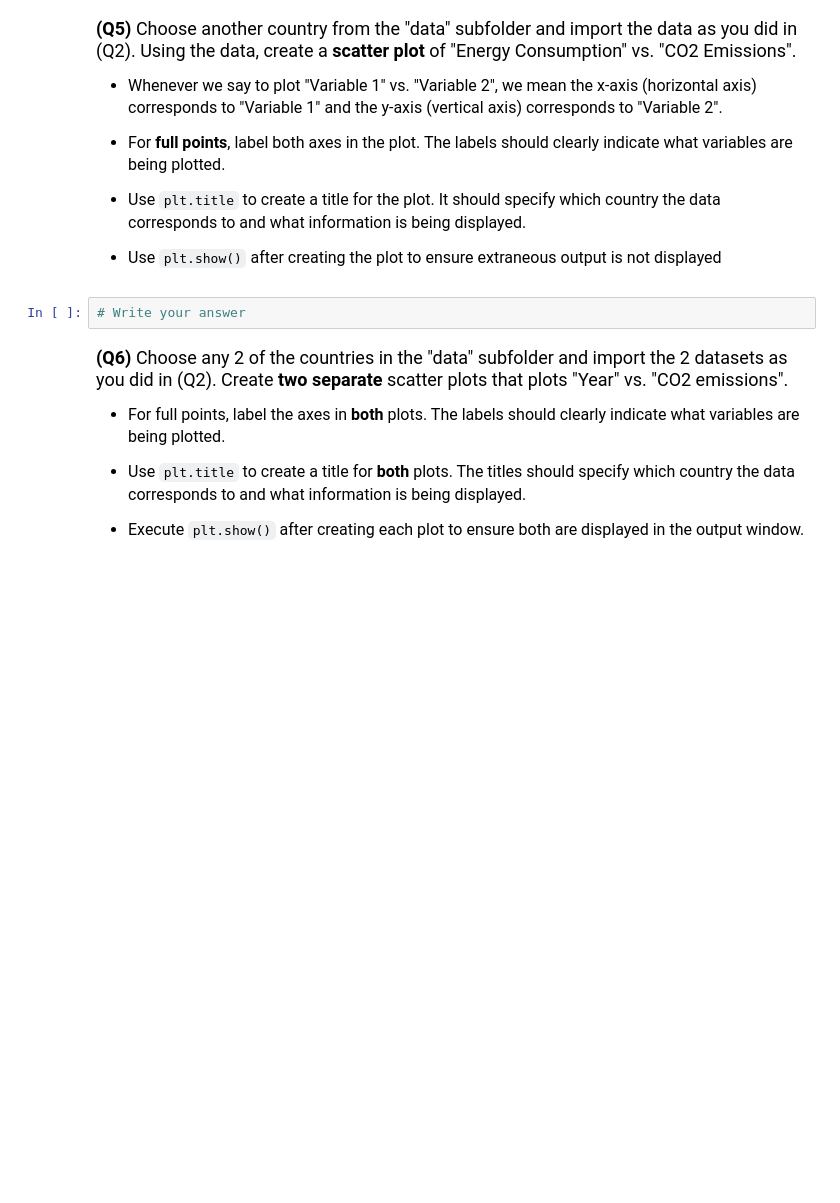
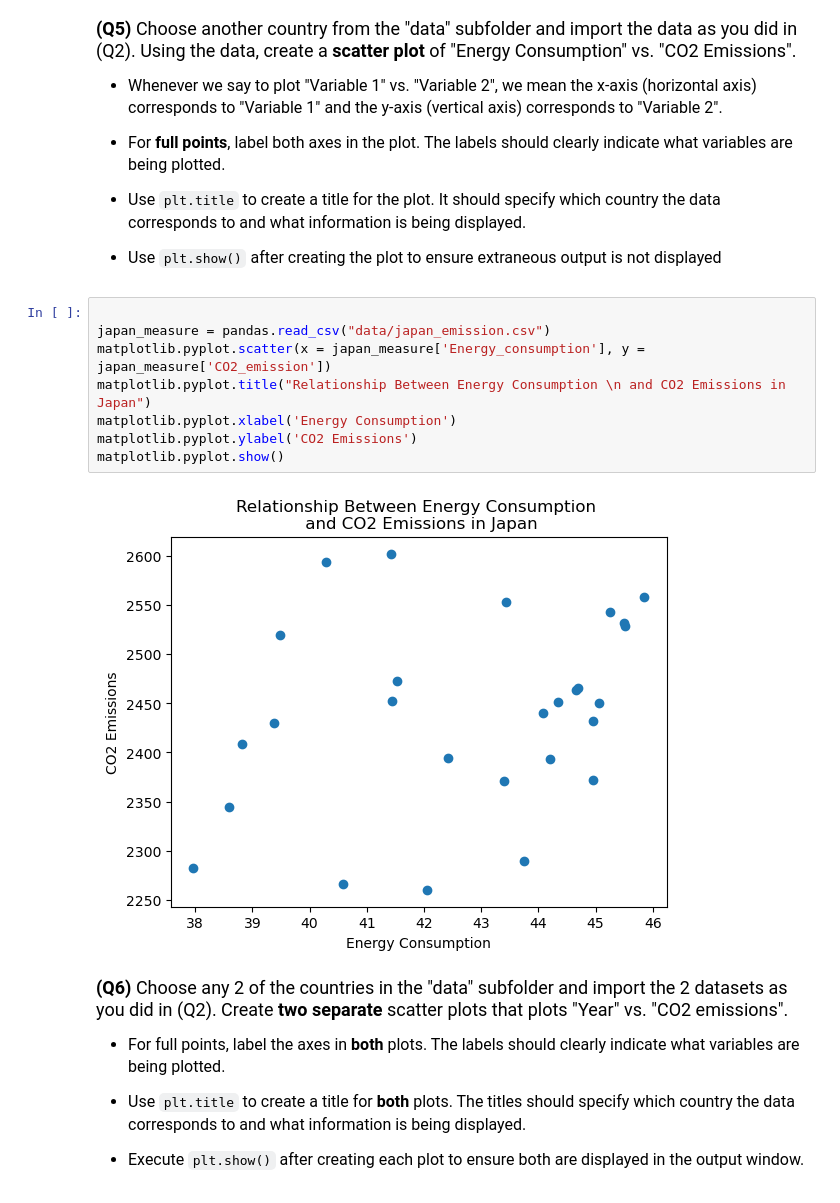
Before and after one commit to bcamargo1/datasci151spring2026, a Jupyter notebook: _assignments/assignment_2/Assignment2.ipynb, the cells around one changed output. Cells and saved outputs as stored; diff of their text form; blank space fills up the shorter version.

```diff
--- a/_assignments/assignment_2/Assignment2.ipynb
+++ b/_assignments/assignment_2/Assignment2.ipynb
@@ -110,8 +110,16 @@ us_emissions["CO2_emission"].describe()
 - Use `plt.title` to create a title for the plot. It should specify which country the data corresponds to and what information is being displayed.
 
 - Use `plt.show()` after creating the plot to ensure extraneous output is not displayed
-# %%
-# Write your answer
+# %%
+
+japan_measure = pandas.read_csv("data/japan_emission.csv")
+matplotlib.pyplot.scatter(x = japan_measure['Energy_consumption'], y = japan_measure['CO2_emission'])
+matplotlib.pyplot.title("Relationship Between Energy Consumption \n and CO2 Emissions in Japan")
+matplotlib.pyplot.xlabel('Energy Consumption')
+matplotlib.pyplot.ylabel('CO2 Emissions')
+matplotlib.pyplot.show()
+# %% [output]
+[figure, added]
 # %% [markdown]
 <font size = "4">
 
```
Also changed, not shown: parts of 2 cells of this notebook.
